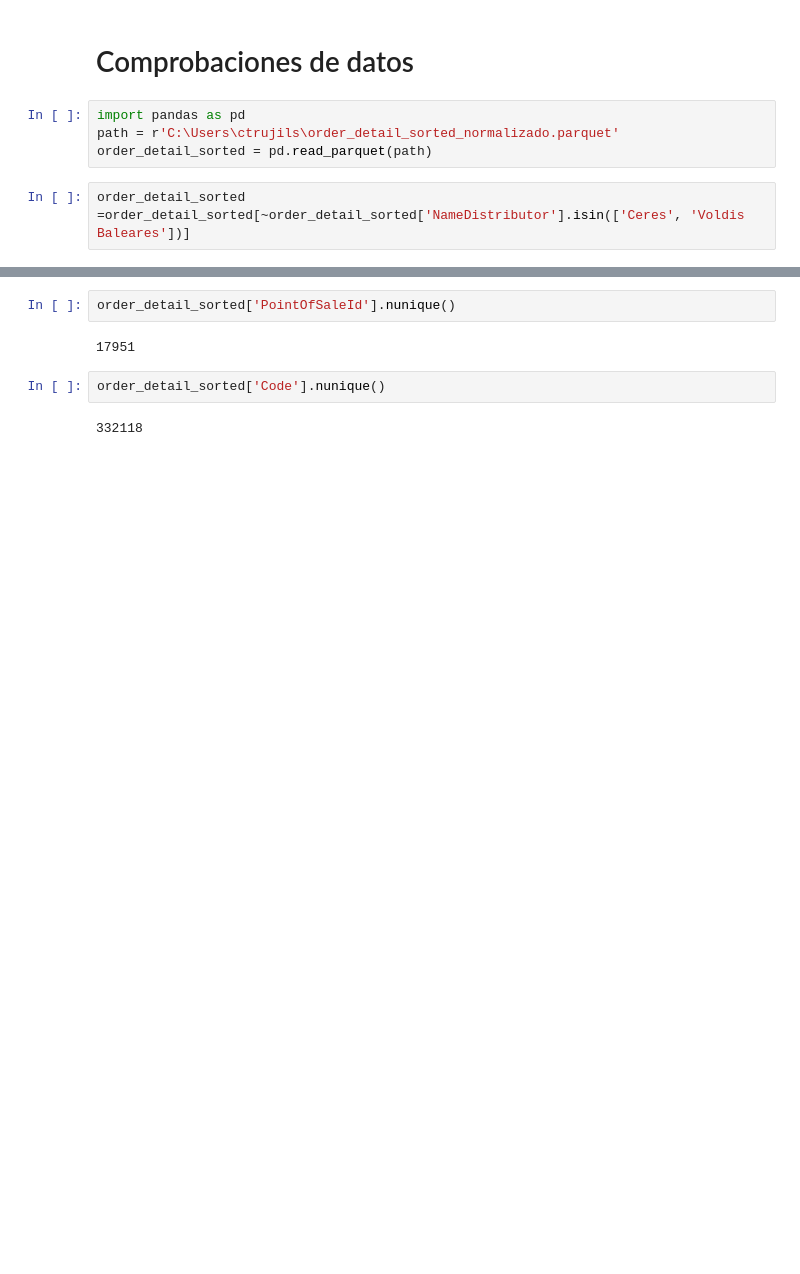
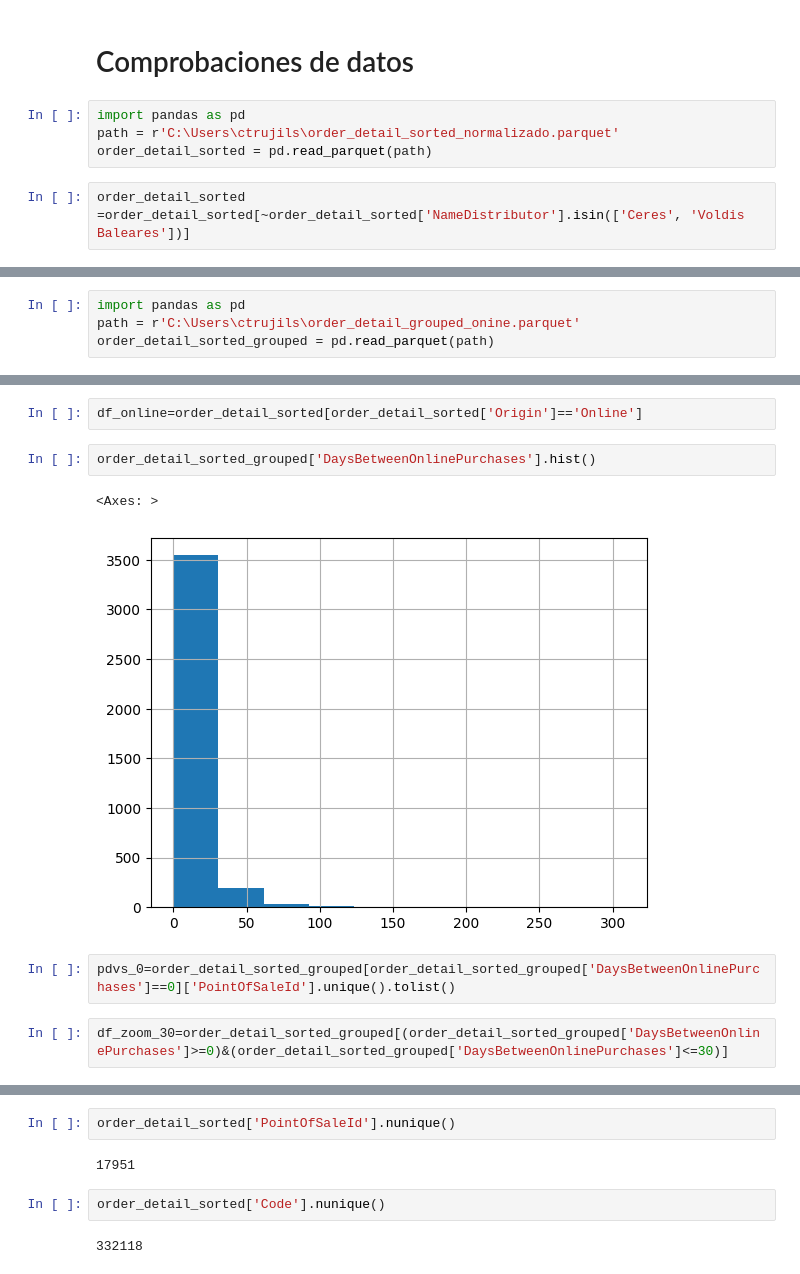
Before and after one commit to MahouECommerce/ml-eficiencia-comercial, a Jupyter notebook: 02_Descriptivo_Segmentacion.ipynb, the cells around one changed output, grey strips where cells are left out. Drawn from its saved outputs; the diff is of its cells as text; blank space fills up the shorter version.

```diff
--- a/02_Descriptivo_Segmentacion.ipynb
+++ b/02_Descriptivo_Segmentacion.ipynb
@@ -48,0 +15,4 @@ Name: Frequency_online, dtype: float64
+# %%
+import pandas as pd
+path = r'C:\Users\ctrujils\order_detail_grouped_onine.parquet'
+order_detail_sorted_grouped = pd.read_parquet(path)
@@ -48,0 +35,11 @@ Name: Frequency_online, dtype: float64
+# %%
+df_online=order_detail_sorted[order_detail_sorted['Origin']=='Online']
+# %%
+order_detail_sorted_grouped['DaysBetweenOnlinePurchases'].hist()
+# %% [output]
+<Axes: >
+[figure, added]
+# %%
+pdvs_0=order_detail_sorted_grouped[order_detail_sorted_grouped['DaysBetweenOnlinePurchases']==0]['PointOfSaleId'].unique().tolist()
+# %%
+df_zoom_30=order_detail_sorted_grouped[(order_detail_sorted_grouped['DaysBetweenOnlinePurchases']>=0)&(order_detail_sorted_grouped['DaysBetweenOnlinePurchases']<=30)]
```
Also changed, not shown: parts of 8 cells of this notebook, 5 other files.
